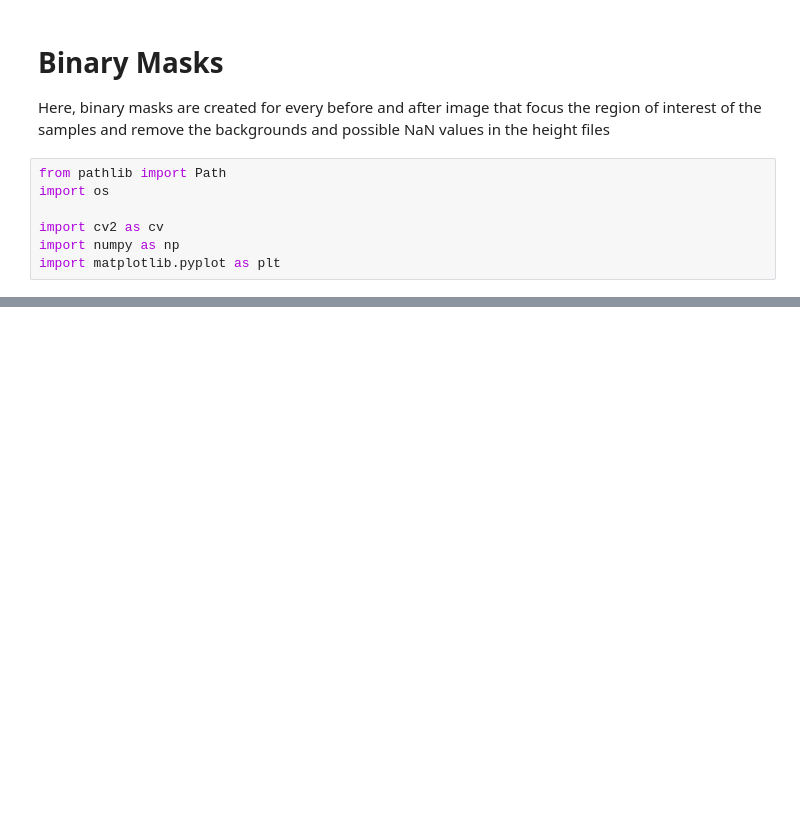
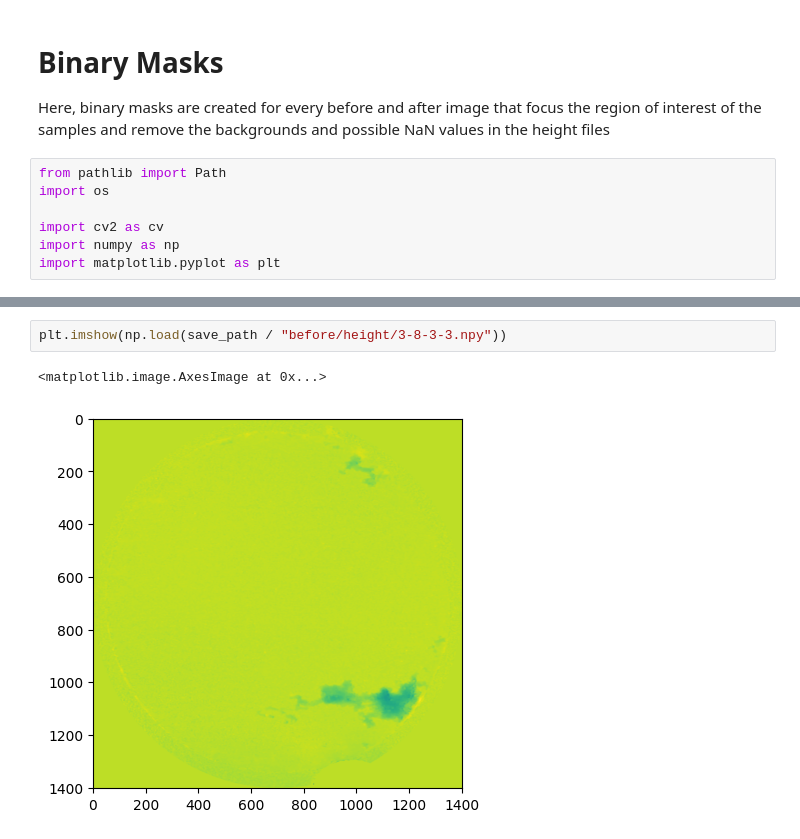
Before and after one commit to lars-dammann/ai2, a Jupyter notebook: preprocess/notebooks/create-mask.ipynb, the cells around one changed output, grey strips where cells are left out. Drawn from its saved outputs; the diff is of its cells as text; blank space fills up the shorter version.

```diff
--- a/preprocess/notebooks/create-mask.ipynb
+++ b/preprocess/notebooks/create-mask.ipynb
@@ -33,0 +58,5 @@ for time in time_list:
+# %%
+plt.imshow(np.load(save_path / "before/height/3-8-3-3.npy"))
+# %% [output]
+<matplotlib.image.AxesImage at 0x...>
+[figure, added]
```
Also changed, not shown: parts of 7 cells of this notebook.
